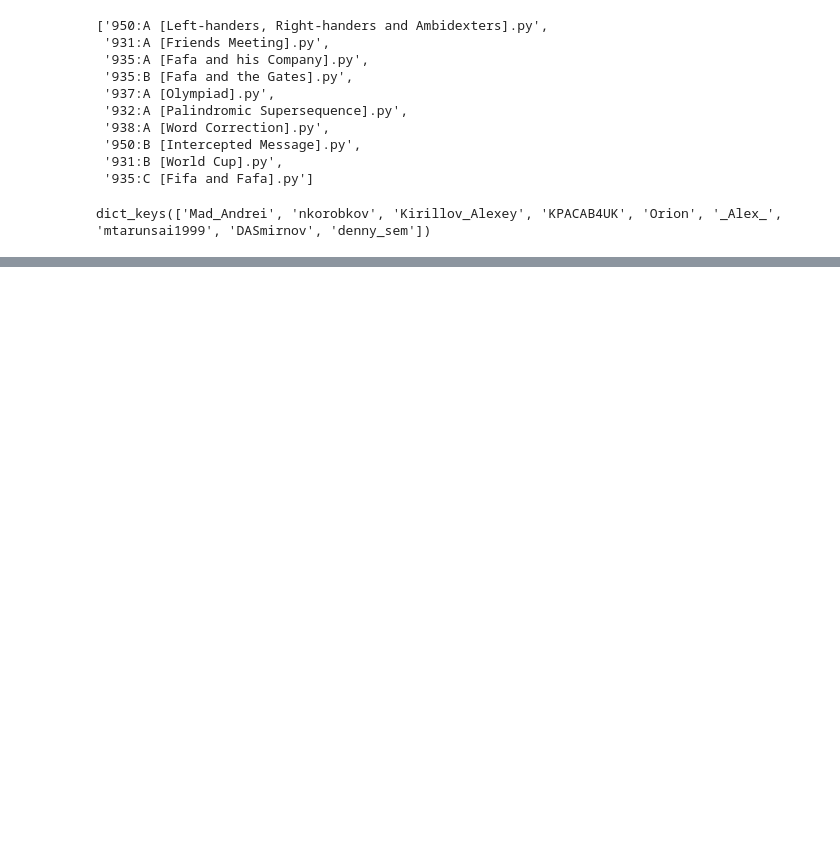
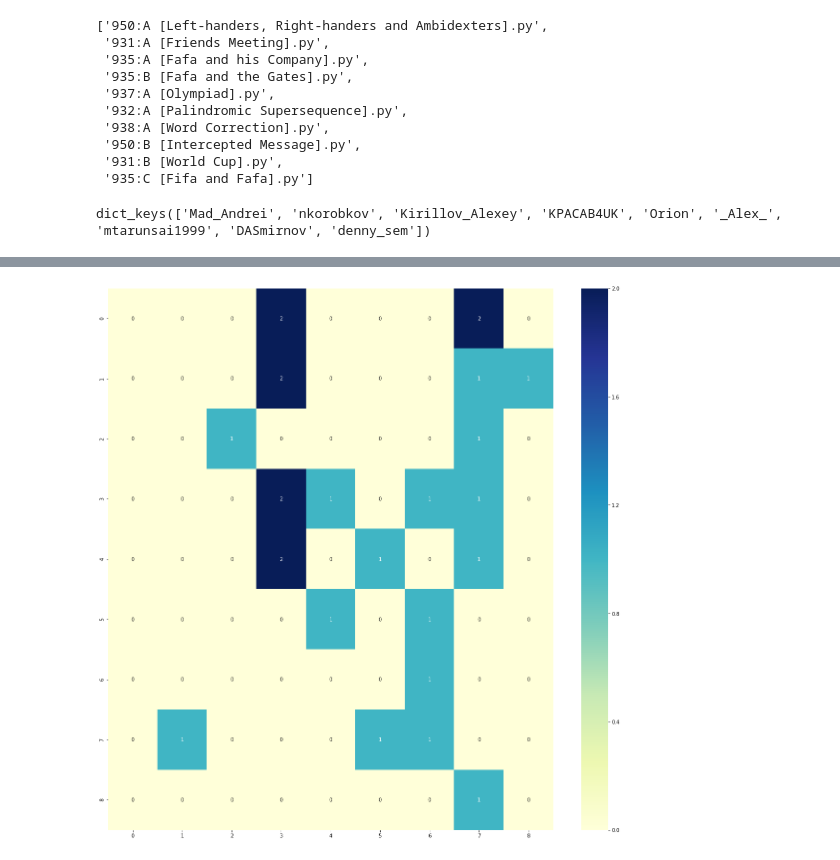
Before and after one commit to itasarom/authorship_attribution, a Jupyter notebook: debug.ipynb, the cells around one changed output, grey strips where cells are left out. Cells and saved outputs as stored; diff of their text form; code cells hidden in the pictures; blank space fills up the shorter version.

```diff
--- a/debug.ipynb
+++ b/debug.ipynb
@@ -125,0 +143,7 @@ softmax_head.2.bias
+# %%
+x, y = batch_sampler.x_test, batch_sampler.y_test
+pred = torch.nn.functional.softmax(cls.forward(x), dim=1)
+# %%
+plot_confusion_matrix(build_confusion_matrix(pred.detach().numpy(), y.reshape(-1, 1)))
+# %% [output]
+[figure, added]
```
Also changed, not shown: parts of 12 cells of this notebook, 3 other files.
